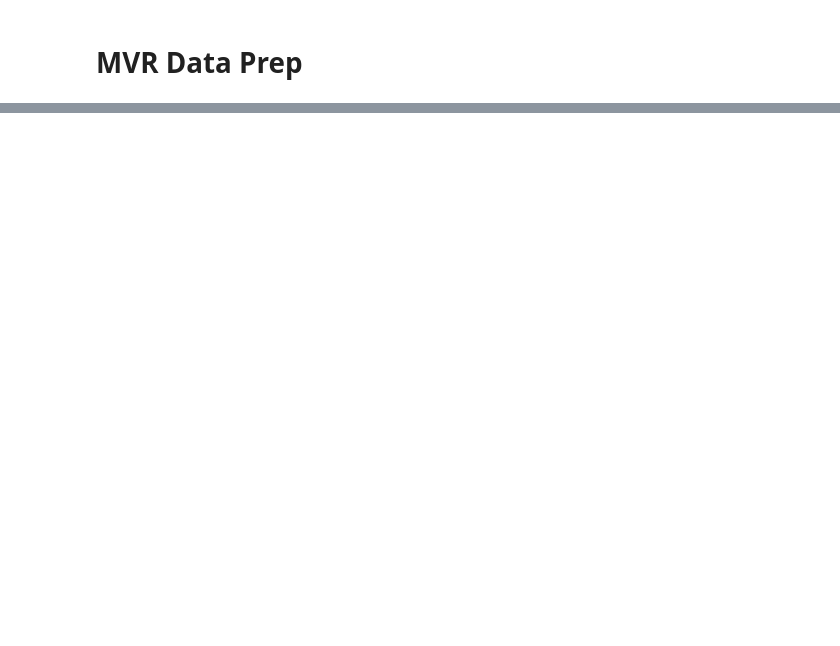
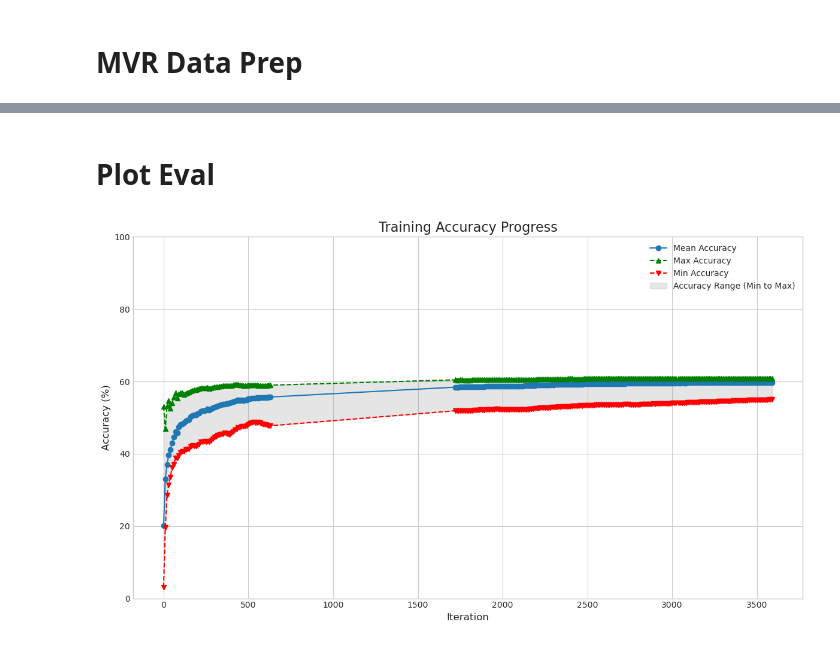
Before and after one commit to alif-munim/EchoJEPA, a Jupyter notebook: scratch.ipynb, the cells around one changed output, grey strips where cells are left out. Saved outputs shown, nothing was run; the diff lists cells and outputs as text; code cells hidden in the pictures; blank space fills up the shorter version.

```diff
--- a/scratch.ipynb
+++ b/scratch.ipynb
@@ -83,2 +83,4 @@ Train:
 
 Label mapping saved to label_mapping.json
+# %% [markdown]
+# Plot Eval
@@ -84,0 +2145,32 @@ Label mapping saved to label_mapping.json
+# %%
+# Create the plot
+plt.style.use('seaborn-v0_8-whitegrid')
+fig, ax = plt.subplots(figsize=(12, 7))
+
+# Plot the mean, max, and min accuracy lines
+ax.plot(iterations, mean_accuracies, marker='o', linestyle='-', label='Mean Accuracy')
+ax.plot(iterations, max_accuracies, marker='^', linestyle='--', color='green', label='Max Accuracy')
+ax.plot(iterations, min_accuracies, marker='v', linestyle='--', color='red', label='Min Accuracy')
+
+# Shade the area between the max and min accuracy to show the range
+ax.fill_between(
+    iterations,
+    min_accuracies,
+    max_accuracies,
+    color='gray',
+    alpha=0.2,
+    label='Accuracy Range (Min to Max)'
+)
+
+# Adding labels, title, and legend
+ax.set_title('Training Accuracy Progress', fontsize=16)
+ax.set_xlabel('Iteration', fontsize=12)
+ax.set_ylabel('Accuracy (%)', fontsize=12)
+ax.legend(fontsize=10)
+ax.set_ylim(0, 100) # Set y-axis from 0% to 100%
+
+# Display the plot
+plt.tight_layout()
+plt.show()
+# %% [output]
+[figure, added]
```
Also changed, not shown: parts of 4 cells of this notebook, 4 other files.
